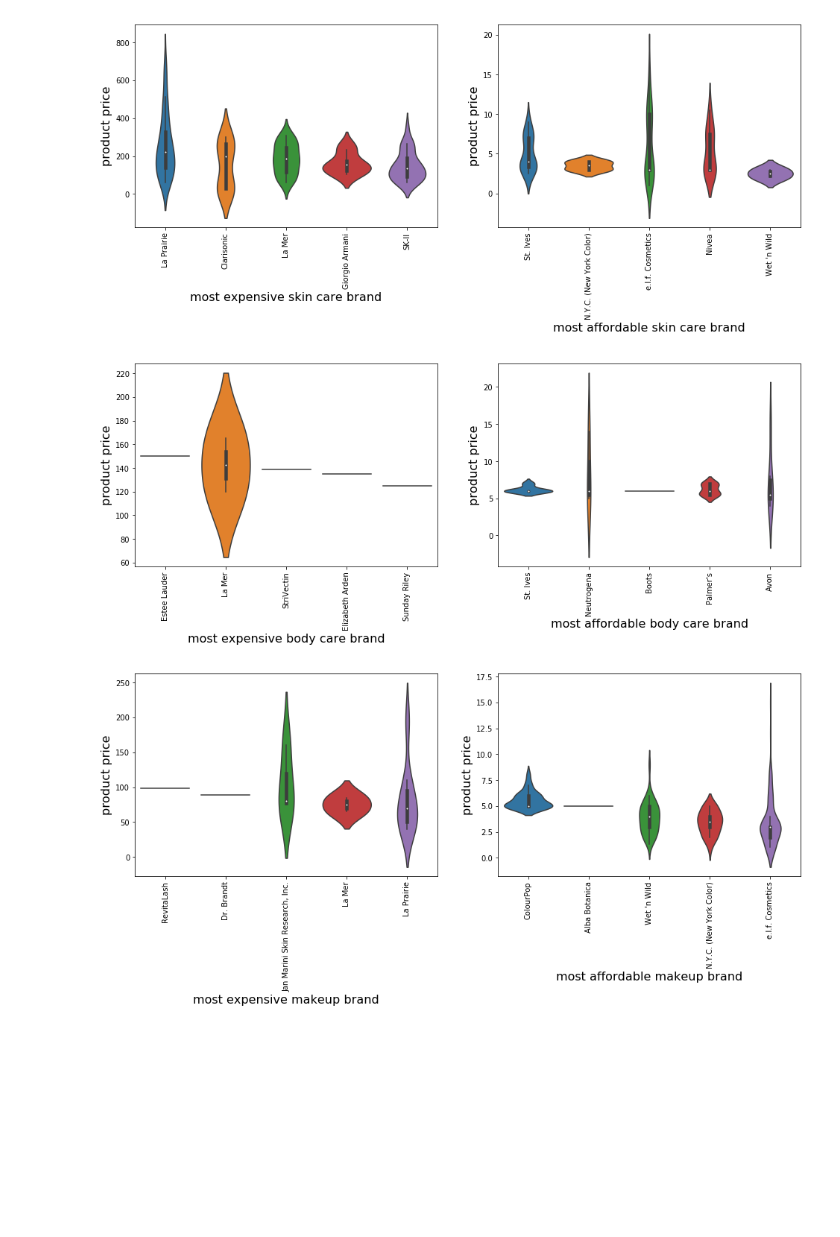
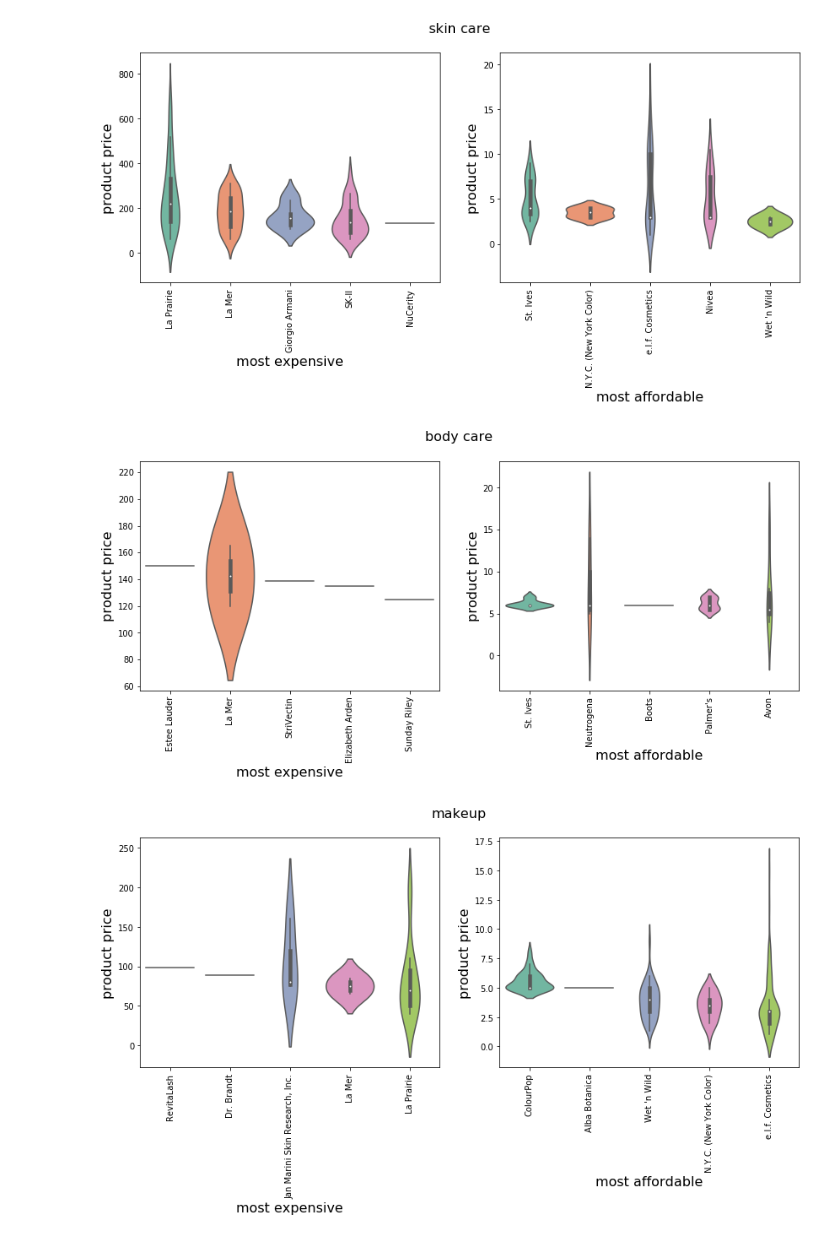
Before and after one commit to NoxMoon/inside_beauty, a Jupyter notebook: eda/exploratory_data_analysis.ipynb, the cells around one changed output. Saved outputs shown, nothing was run; the diff lists cells and outputs as text; code cells hidden in the pictures; blank space fills up the shorter version.

```diff
--- a/eda/exploratory_data_analysis.ipynb
+++ b/eda/exploratory_data_analysis.ipynb
@@ -2,3 +18,5 @@
 import pandas as pd
 import matplotlib.pyplot as plt
 import seaborn as sns
+
+sns.set_palette("Set2")
@@ -9,0 +25,4 @@ makeup_df = pd.read_csv('../web_scraper/makeup_products.csv', usecols = cols)
+# %%
+skin_care_df = pd.read_csv('../data_cleaning/skin_care_cleaned.csv')
+body_care_df = pd.read_csv('../data_cleaning/body_care_cleaned.csv')
+makeup_df = pd.read_csv('../data_cleaning/makeup_cleaned.csv')
@@ -69,31 +243,32 @@ report_price_by_category(makeup_df, 'makeup')
 # %%
 def report_price_by_brand(df, message, ntop=5, nbot=5):
     if df['price'].dtype != 'float':
         df['price'] = df['price'].apply(lambda x: x.replace(',','')).astype('float')
     median_price_by_brand = df.groupby('brand')['price'].median().sort_values(ascending=False)
 
-    plt.figure(figsize=(16,5))
+    plt.figure(figsize=(14,5))
+    plt.suptitle(message, fontsize=16)
     plt.subplot(1,2,1)
     ax = sns.violinplot(x='brand', y='price',
                      order=median_price_by_brand.index.values[:ntop],
                      data=df.loc[df['brand'].isin(median_price_by_brand.index.values[:ntop])])
     plt.setp(ax.get_xticklabels(), rotation=90)
-    plt.xlabel('most expensive %s brand'%message, fontsize=16)
+    plt.xlabel('most expensive', fontsize=16)
     plt.ylabel('product price', fontsize=16)
 
     plt.subplot(1,2,2)
     ax = sns.violinplot(x='brand', y='price',
                      order=median_price_by_brand.index.values[-nbot:],
                      data=df.loc[df['brand'].isin(median_price_by_brand.index.values[-nbot:])])
     plt.setp(ax.get_xticklabels(), rotation=90)
-    plt.xlabel('most affordable %s brand'%message, fontsize=16)
+    plt.xlabel('most affordable', fontsize=16)
     plt.ylabel('product price', fontsize=16)
     plt.show()
 
 report_price_by_brand(skin_care_df, 'skin care')
 report_price_by_brand(body_care_df, 'body care')
 report_price_by_brand(makeup_df, 'makeup')
 # %% [output]
-[figure, old version]
+[figure, new version]
-[figure, old version]
+[figure, new version]
-[figure, old version]
+[figure, new version]
```
Also changed, not shown: parts of 36 cells of this notebook, 2 other files.
